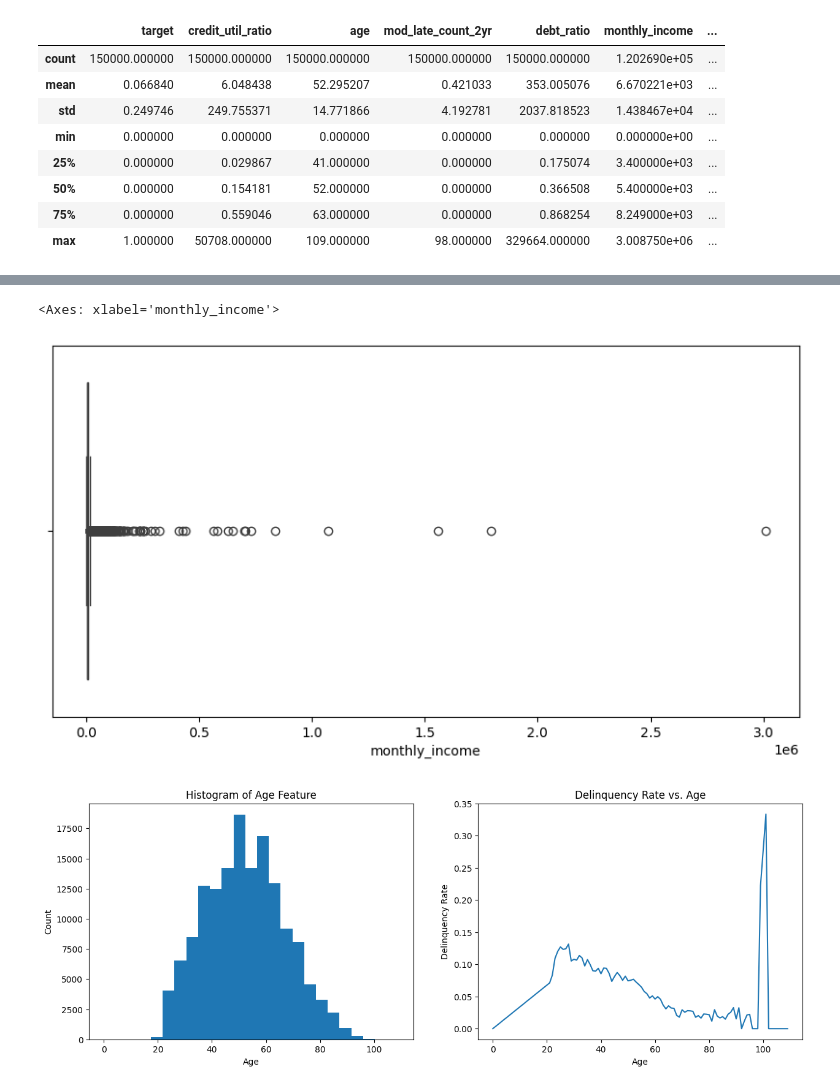
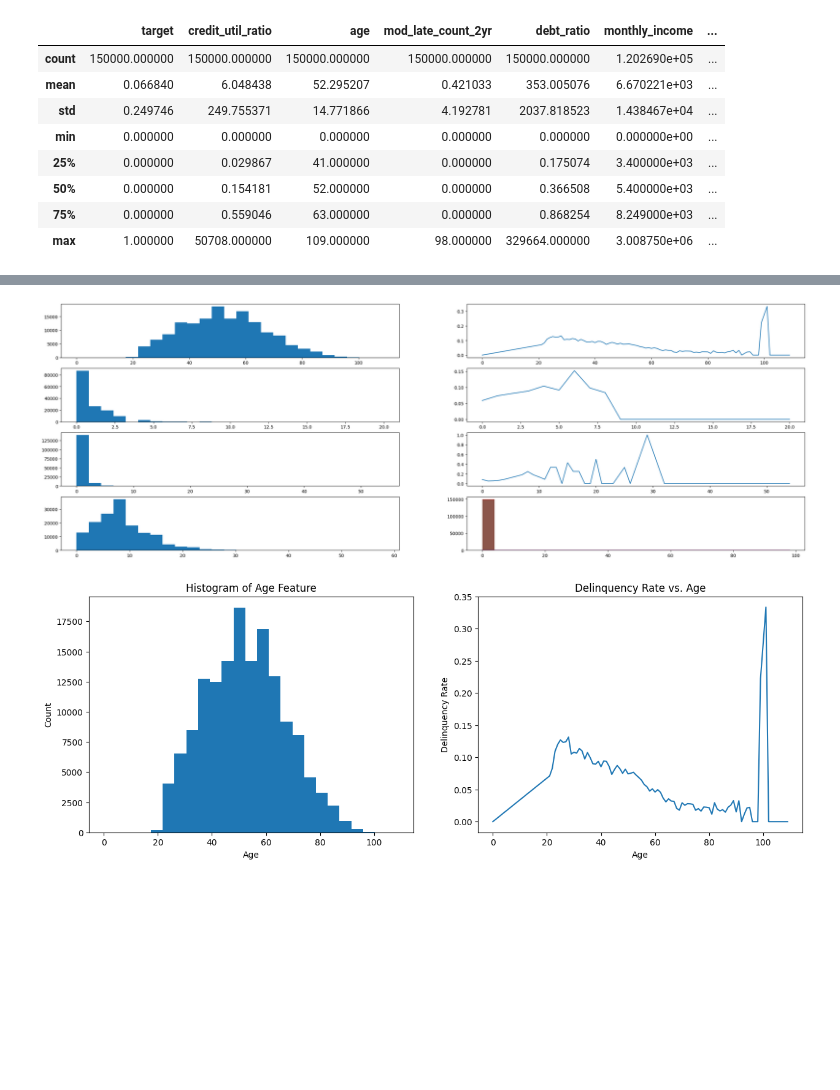
Before and after one commit to nb488/Credit-Risk-Prediction-Project, a Jupyter notebook: main.ipynb, the cells around one changed output, grey strips where cells are left out. Cells and saved outputs as stored; diff of their text form; code cells hidden in the pictures; blank space fills up the shorter version.

```diff
--- a/main.ipynb
+++ b/main.ipynb
@@ -206,7 +221,20 @@ plt.show()
-# %%
-plt.figure(figsize = (10,5))
-sns.boxplot(x = credit_traindf["monthly_income"])
-# %% [output]
-<Axes: xlabel='monthly_income'>
-[figure, removed]
+# %%
+cols_discrete = ["age", "dependent_count", "real_estate_count", "credit_loans_count", "crit_late_count", "sev_late_count_2yr", "mod_late_count_2yr"]
+
+fig, ax = plt.subplots(4,2, figsize = (30,10))
+ax = ax.flatten()
+count = 0
+
+for col in cols_discrete :
+    ax[count].hist(credit_traindf[col], bins = 25)
+    groups = credit_traindf.groupby(col)["target"].mean()
+    if count < len(cols_discrete) :
+        count = count + 1
+
+    ax[count].plot(groups.index, groups.values)
+
+    if count < len(cols_discrete) :
+        count = count + 1
+# %% [output]
+[figure, added]
 # %%
```
Also changed, not shown: parts of 4 cells of this notebook.
